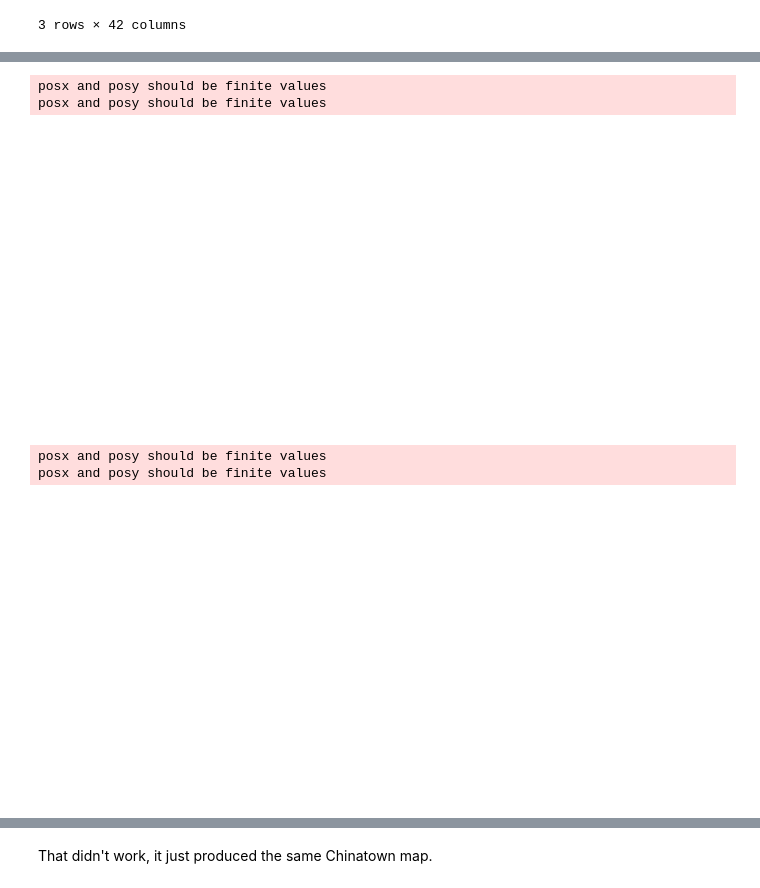
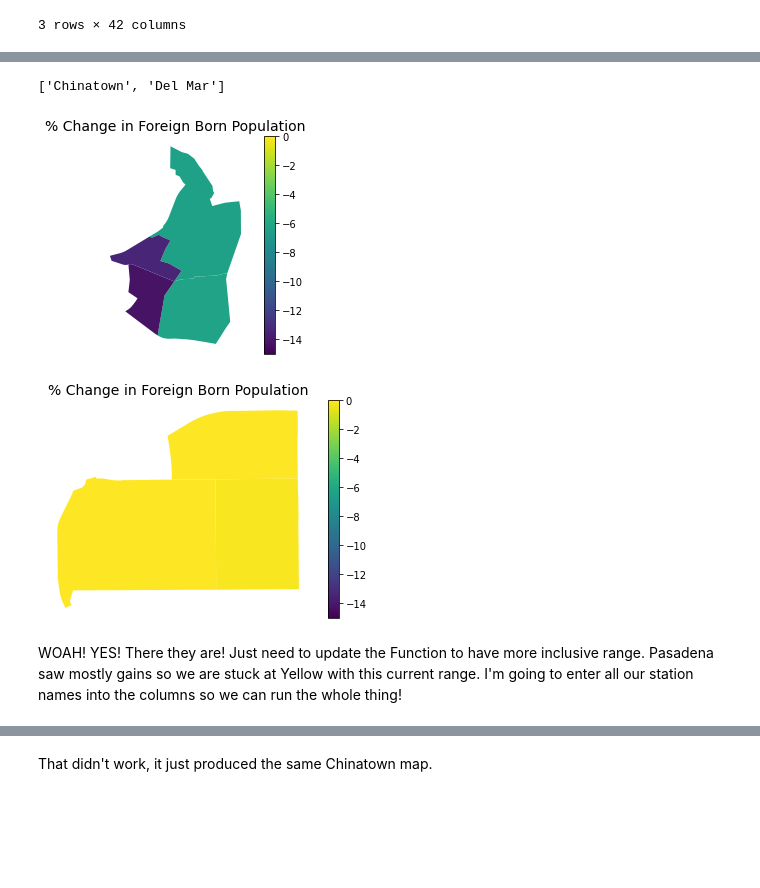
Before and after one commit to erikfelix/group_project, a Jupyter notebook: Draft_Choropleth Function and For Loop.ipynb, the cells around one changed output, grey strips where cells are left out. Drawn from its saved outputs; the diff is of its cells as text; code cells hidden in the pictures; blank space fills up the shorter version.

```diff
--- a/Draft_Choropleth Function and For Loop.ipynb
+++ b/Draft_Choropleth Function and For Loop.ipynb
@@ -215,7 +212,7 @@ gdf.head()
 # %% [markdown]
 now let's try our function again using gdf and see if it'll produce a map only for Chinatown Station
 # %%
-def stn_map(station = 'Chinatown Station', column = '% Change Foreign Born'):
+def stn_map(station = 'Chinatown', column = '% Change Foreign Born'):
 
     #this station
     this_stn = gdf[gdf['station']==station]
@@ -259,4 +258,4 @@ chinatown.head()
 | 538 | 06037207103 | Census Tract 2071.03, Los Angeles... | 2098.0 | 1728.0 | 0.0 | 0.0 | ... |
 4 rows × 42 columns
 # %%
-stations = [chinatown]
+stations = ['Chinatown']
@@ -263,7 +266,7 @@ stations = [chinatown]
 # %% [markdown]
 We have a fully operating function, now it's time to write our for loop.
 # %%
-for stop in station:
+for stop in stations:
     stn_map(station = stop)
 # %% [output]
 [figure]
@@ -325,10 +316,14 @@ gdf.loc[1383, 'station'] = "Del Mar"
+# %%
+stations = ['Chinatown', 'Del Mar']
+# %%
+stations
+# %% [output]
+['Chinatown', 'Del Mar']
 # %%
+## note ths new argument!! This is our final code!
+
 for station in stations:
-    stn_map(station = stop)
+    stn_map(station = station)
 # %% [output]
-posx and posy should be finite values
-posx and posy should be finite values
-[figure, old version]
+[figure, new version]
-posx and posy should be finite values
-posx and posy should be finite values
-[figure, old version]
+[figure, new version]
@@ -336,0 +330,2 @@ stations = [chinatown, delmar]
+# %% [markdown]
+WOAH! YES! There they are! Just need to update the Function to have more inclusive range. Pasadena saw mostly gains so we are stuck at Yellow with this current range. I'm going to enter all our station names into the columns so we can run the whole thing!
```
Also changed, not shown: parts of 87 cells of this notebook, 1 other file.
